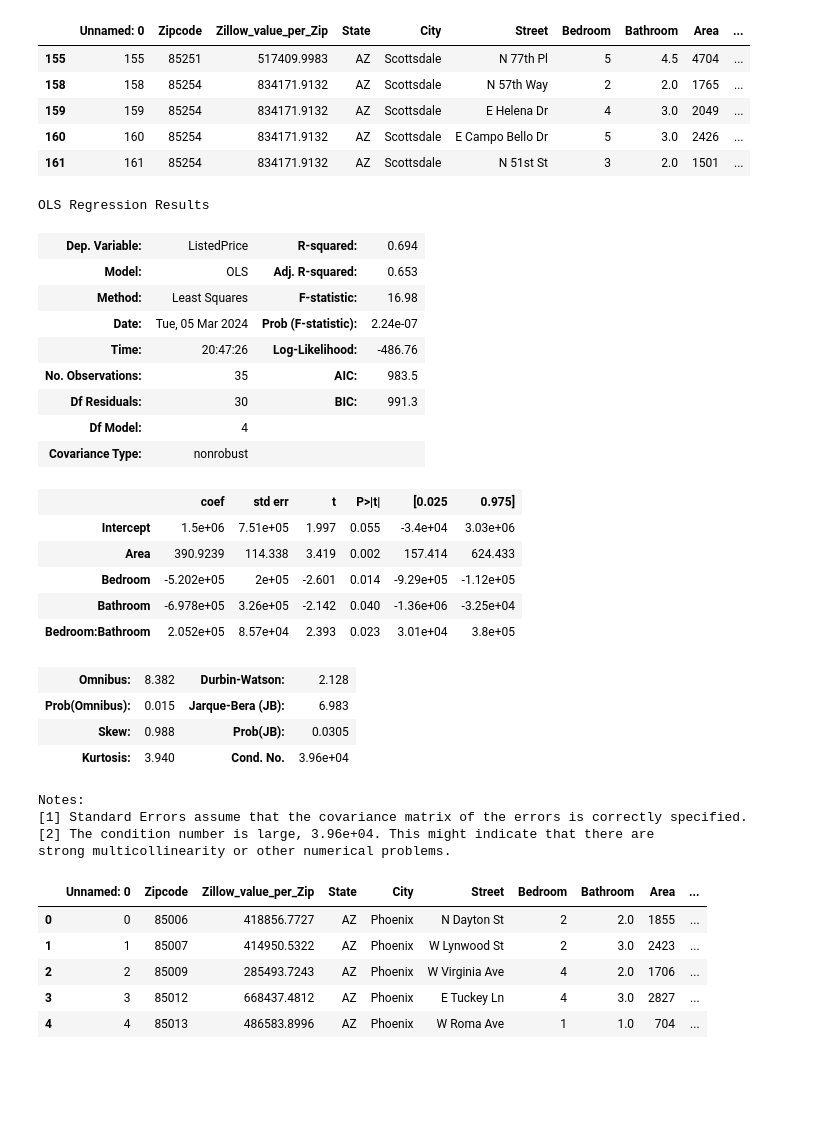
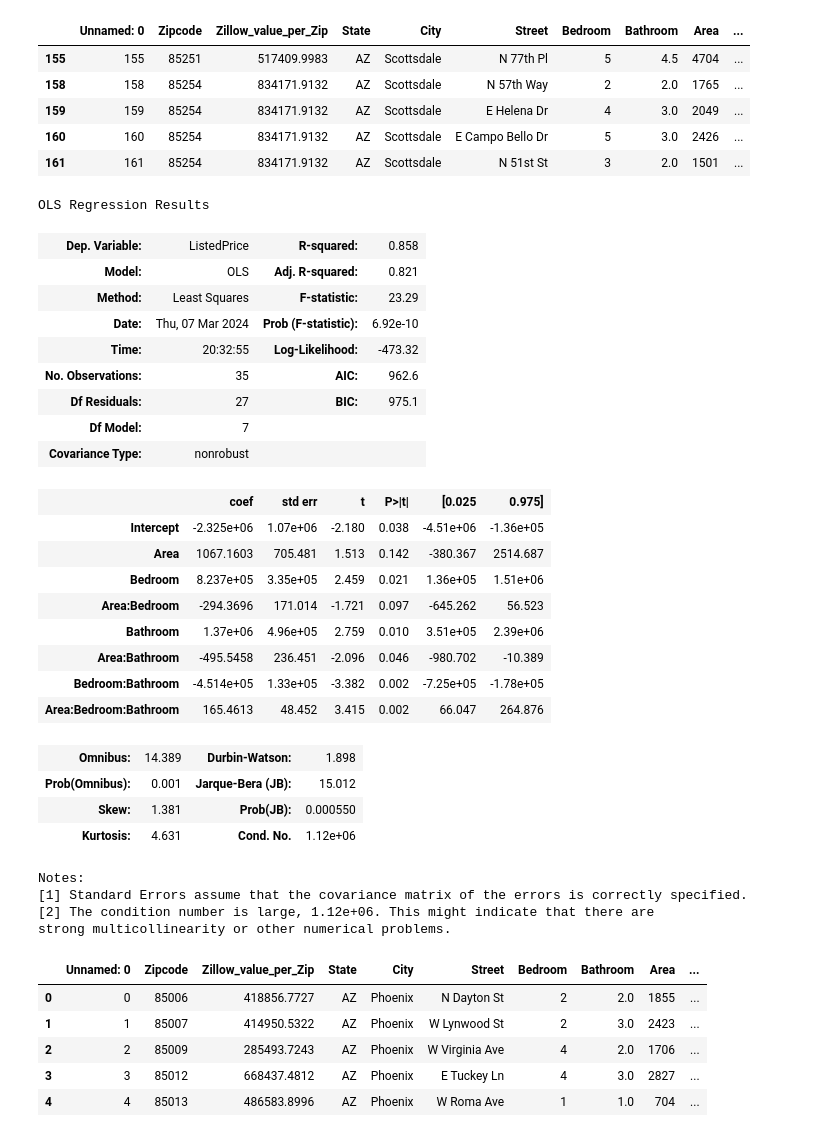
Before and after one commit to anelaherandez/Project4_Team1, a Jupyter notebook: modeling.ipynb, the cells around one changed output. Drawn from its saved outputs; the diff is of its cells as text; code cells hidden in the pictures; blank space fills up the shorter version.

```diff
--- a/modeling.ipynb
+++ b/modeling.ipynb
@@ -242,32 +200,35 @@ Scottsdale.head()
 | 160 | 160 | 85254 | 834171.9132 | AZ | Scottsdale | E Campo Bello Dr | 5 | 3.0 | 2426 | ... |
 | 161 | 161 | 85254 | 834171.9132 | AZ | Scottsdale | N 51st St | 3 | 2.0 | 1501 | ... |
 # %%
-Scottsdale_model =  sm.ols(' ListedPrice ~  City + Area + Bedroom*Bathroom', data=Scottsdale).fit()
+Scottsdale_model =  sm.ols(' ListedPrice ~    Area*Bedroom*Bathroom', data=Scottsdale).fit()
 Scottsdale_model.summary()
 # %% [output]
 OLS Regression Results
-| Dep. Variable: | ListedPrice | R-squared: | 0.694 |
-| Model: | OLS | Adj. R-squared: | 0.653 |
-| Method: | Least Squares | F-statistic: | 16.98 |
-| Date: | Tue, 05 Mar 2024 | Prob (F-statistic): | 2.24e-07 |
-| Time: | 20:47:26 | Log-Likelihood: | -486.76 |
-| No. Observations: | 35 | AIC: | 983.5 |
-| Df Residuals: | 30 | BIC: | 991.3 |
-| Df Model: | 4 |  |  |
+| Dep. Variable: | ListedPrice | R-squared: | 0.858 |
+| Model: | OLS | Adj. R-squared: | 0.821 |
+| Method: | Least Squares | F-statistic: | 23.29 |
+| Date: | Thu, 07 Mar 2024 | Prob (F-statistic): | 6.92e-10 |
+| Time: | 20:32:55 | Log-Likelihood: | -473.32 |
+| No. Observations: | 35 | AIC: | 962.6 |
+| Df Residuals: | 27 | BIC: | 975.1 |
+| Df Model: | 7 |  |  |
 | Covariance Type: | nonrobust |  |  |
 |  | coef | std err | t | P>|t| | [0.025 | 0.975] |
-| Intercept | 1.5e+06 | 7.51e+05 | 1.997 | 0.055 | -3.4e+04 | 3.03e+06 |
-| Area | 390.9239 | 114.338 | 3.419 | 0.002 | 157.414 | 624.433 |
-| Bedroom | -5.202e+05 | 2e+05 | -2.601 | 0.014 | -9.29e+05 | -1.12e+05 |
-| Bathroom | -6.978e+05 | 3.26e+05 | -2.142 | 0.040 | -1.36e+06 | -3.25e+04 |
-| Bedroom:Bathroom | 2.052e+05 | 8.57e+04 | 2.393 | 0.023 | 3.01e+04 | 3.8e+05 |
+| Intercept | -2.325e+06 | 1.07e+06 | -2.180 | 0.038 | -4.51e+06 | -1.36e+05 |
+| Area | 1067.1603 | 705.481 | 1.513 | 0.142 | -380.367 | 2514.687 |
+| Bedroom | 8.237e+05 | 3.35e+05 | 2.459 | 0.021 | 1.36e+05 | 1.51e+06 |
+| Area:Bedroom | -294.3696 | 171.014 | -1.721 | 0.097 | -645.262 | 56.523 |
+| Bathroom | 1.37e+06 | 4.96e+05 | 2.759 | 0.010 | 3.51e+05 | 2.39e+06 |
+| Area:Bathroom | -495.5458 | 236.451 | -2.096 | 0.046 | -980.702 | -10.389 |
+| Bedroom:Bathroom | -4.514e+05 | 1.33e+05 | -3.382 | 0.002 | -7.25e+05 | -1.78e+05 |
+| Area:Bedroom:Bathroom | 165.4613 | 48.452 | 3.415 | 0.002 | 66.047 | 264.876 |
-| Omnibus: | 8.382 | Durbin-Watson: | 2.128 |
-| Prob(Omnibus): | 0.015 | Jarque-Bera (JB): | 6.983 |
-| Skew: | 0.988 | Prob(JB): | 0.0305 |
-| Kurtosis: | 3.940 | Cond. No. | 3.96e+04 |
+| Omnibus: | 14.389 | Durbin-Watson: | 1.898 |
+| Prob(Omnibus): | 0.001 | Jarque-Bera (JB): | 15.012 |
+| Skew: | 1.381 | Prob(JB): | 0.000550 |
+| Kurtosis: | 4.631 | Cond. No. | 1.12e+06 |
 Notes:
 [1] Standard Errors assume that the covariance matrix of the errors is correctly specified.
-[2] The condition number is large, 3.96e+04. This might indicate that there are
+[2] The condition number is large, 1.12e+06. This might indicate that there are
 strong multicollinearity or other numerical problems.
 # %%
 Phoenix = Zillow.loc[Zillow['City']== 'Phoenix']
```
Also changed, not shown: parts of 25 cells of this notebook, 1 other file.
